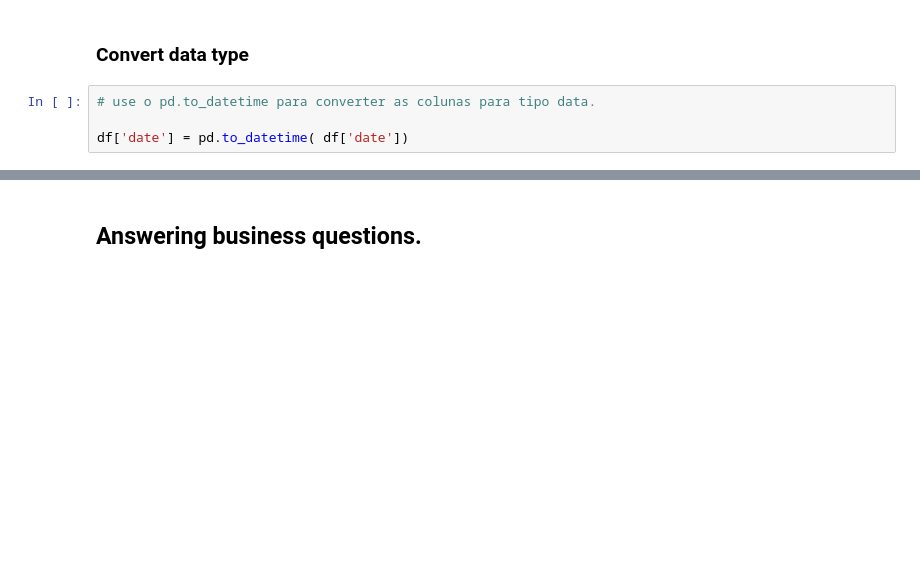
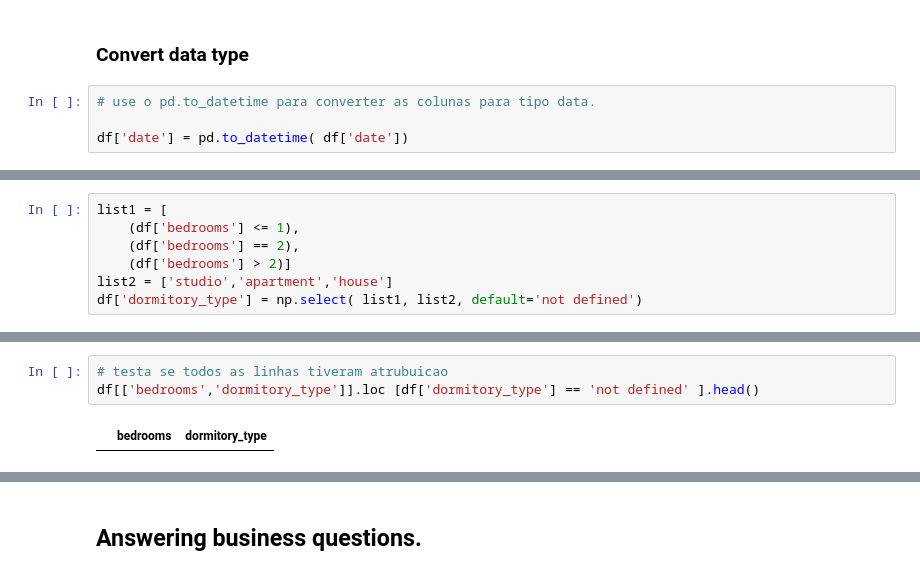
Before and after one commit to TiagoSolon/House_Rocket_Sales, a Jupyter notebook: Aula_02.ipynb, the cells around one changed output, grey strips where cells are left out. Saved outputs shown, nothing was run; the diff lists cells and outputs as text; blank space fills up the shorter version.

```diff
--- a/Aula_02.ipynb
+++ b/Aula_02.ipynb
@@ -148,0 +169,7 @@ df2[['id','yr_built','yr_built2']].head()
+# %%
+list1 = [
+    (df['bedrooms'] <= 1),
+    (df['bedrooms'] == 2),
+    (df['bedrooms'] > 2)]
+list2 = ['studio','apartment','house']
+df['dormitory_type'] = np.select( list1, list2, default='not defined')
@@ -148,0 +185,5 @@ df2[['id','yr_built','yr_built2']].head()
+# %%
+# testa se todos as linhas tiveram atrubuicao
+df[['bedrooms','dormitory_type']].loc [df['dormitory_type'] == 'not defined' ].head()
+# %% [output]
+|  | bedrooms | dormitory_type |
```
Also changed, not shown: parts of 47 cells of this notebook, 2 other files.
